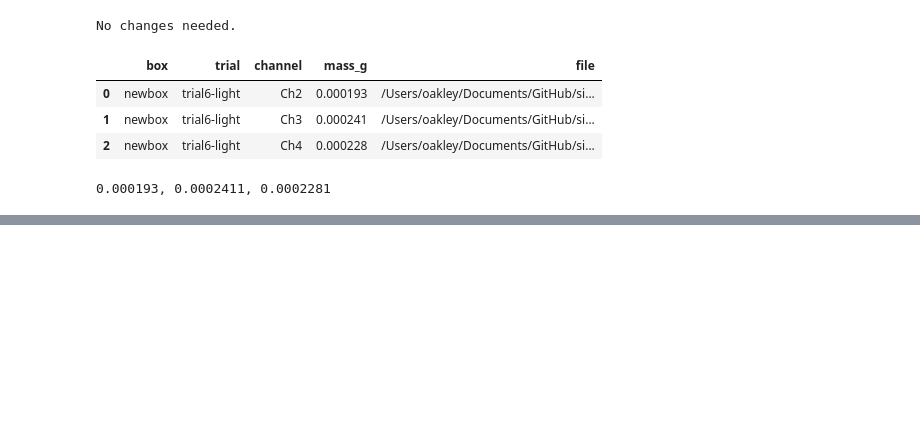
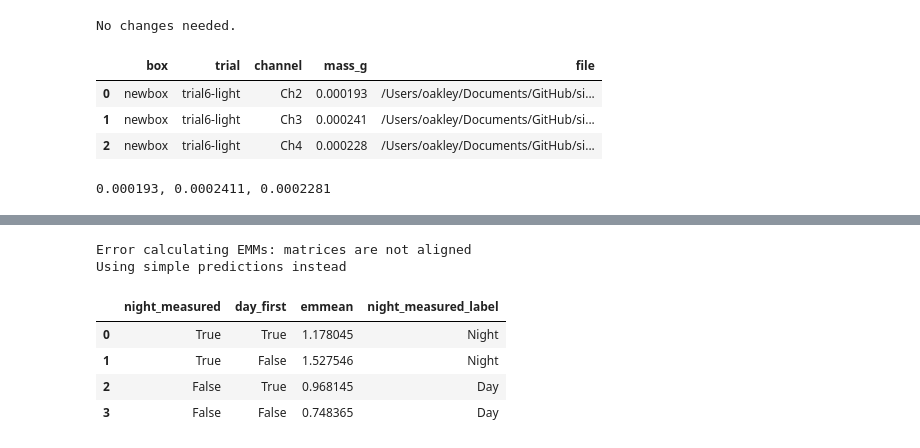
Before and after one commit to ucsb-oakley-lab/signal_respirometry, a Jupyter notebook: notebooks/A_batch_respirometry_final.ipynb, the cells around one changed output, grey strips where cells are left out. Saved outputs shown, nothing was run; the diff lists cells and outputs as text; code cells hidden in the pictures; blank space fills up the shorter version.

```diff
--- a/notebooks/A_batch_respirometry_final.ipynb
+++ b/notebooks/A_batch_respirometry_final.ipynb
@@ -1660,0 +1935,75 @@ print(", ".join(df["mass_g"].astype(str)))
+# %%
+# Estimated Marginal Means (EMMs) with 95% CI
+# This replicates the emmeans functionality from R
+
+if 'mixed_model_result' in locals():
+    # Calculate predicted values for each combination of night_measured and day_first
+    # Create prediction grid
+    pred_grid = pd.DataFrame({
+        'night_measured': [True, True, False, False],
+        'day_first': [True, False, True, False]
+    })
+    pred_grid['night_measured'] = pred_grid['night_measured'].astype('category')
+    pred_grid['day_first'] = pred_grid['day_first'].astype('category')
+
+    # Get predictions (fixed effects only, no random effects)
+    predictions = mixed_model_result.predict(exog=pred_grid)
+
+    # Calculate confidence intervals
+    # Get the design matrix
+    from statsmodels.tools.sm_exceptions import PerfectSeparationError
+
+    try:
+        # Manual calculation of SEs using the design matrix
+        import patsy
+        formula = 'night_measured * day_first'
+        X = patsy.dmatrix(formula, pred_grid, return_type='dataframe')
+
+        # Standard errors of predictions
+        cov = mixed_model_result.cov_params()
+        se = np.sqrt(np.diag(X @ cov @ X.T))
+
+        # 95% CI (using z-score for large samples)
+        z_crit = 1.96
+        ci_lower = predictions - z_crit * se
+        ci_upper = predictions + z_crit * se
+
+        # Create results dataframe
+        emm_results = pd.DataFrame({
+            'night_measured': pred_grid['night_measured'],
+            'day_first': pred_grid['day_first'],
+            'emmean': predictions,
+            'lower_CL': ci_lower,
+            'upper_CL': ci_upper,
+            'SE': se
+        })
+
+        # Format for display
+        emm_results['night_measured_label'] = emm_results['night_measured'].map({True: 'Night', False: 'Day'})
+
+        print("\n" + "="*70)
+        print("Estimated Marginal Means (EMMs) with 95% CI")
+        print("="*70)
+        display(emm_results[['night_measured_label', 'day_first', 'emmean', 'SE', 'lower_CL', 'upper_CL']])
+
+    except Exception as e:
+        print(f"Error calculating EMMs: {e}")
+        print("Using simple predictions instead")
+        emm_results = pd.DataFrame({
+            'night_measured': pred_grid['night_measured'],
+            'day_first': pred_grid['day_first'],
+            'emmean': predictions
+        })
+        emm_results['night_measured_label'] = emm_results['night_measured'].map({True: 'Night', False: 'Day'})
+        display(emm_results)
+
+else:
+    print("Run the mixed model cell first")
+# %% [output]
+Error calculating EMMs: matrices are not aligned
+Using simple predictions instead
+|  | night_measured | day_first | emmean | night_measured_label |
+| 0 | True | True | 1.178045 | Night |
+| 1 | True | False | 1.527546 | Night |
+| 2 | False | True | 0.968145 | Day |
+| 3 | False | False | 0.748365 | Day |
```
Also changed, not shown: parts of 10 cells of this notebook, 2 other files.
